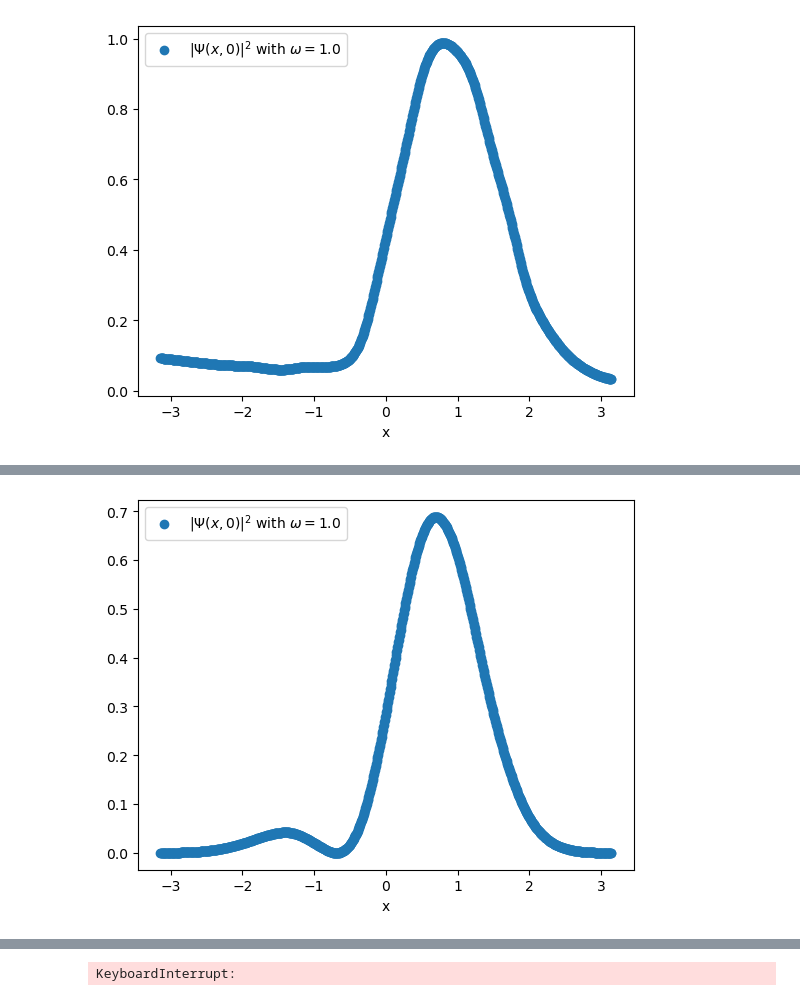
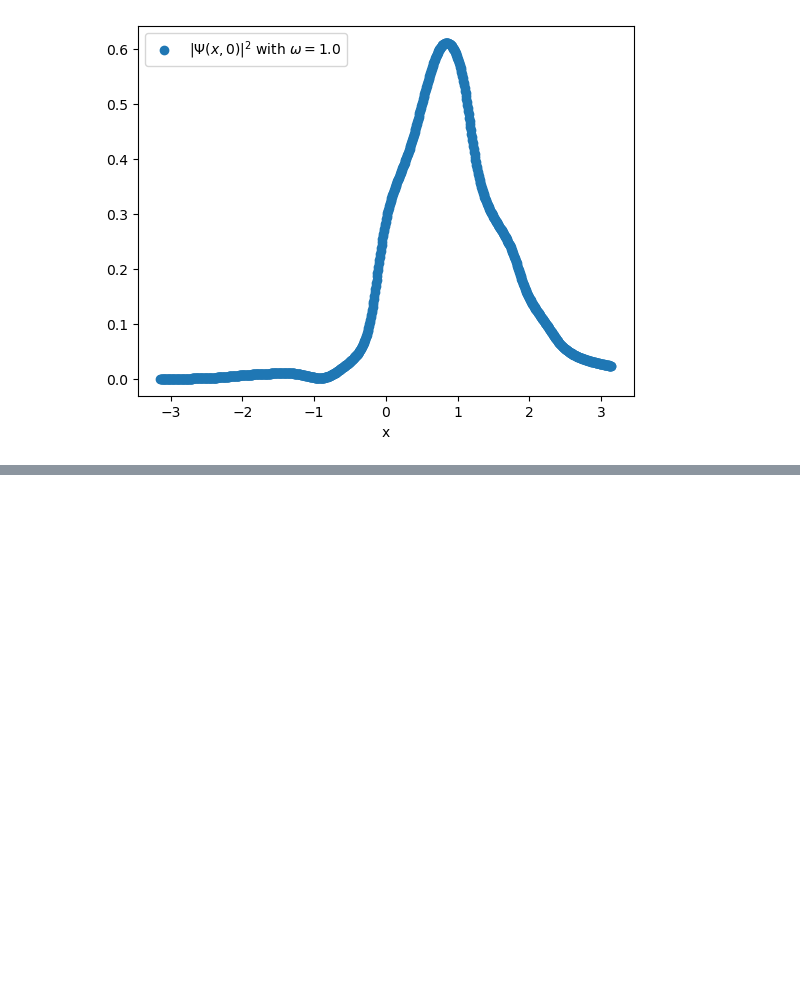
Before and after one commit to mrdchua/PINN-TDSE, a Jupyter notebook: TDSE-PHYS299/pinn-tdse.ipynb, the cells around one changed output, grey strips where cells are left out. Drawn from its saved outputs; the diff is of its cells as text; code cells hidden in the pictures; blank space fills up the shorter version.

```diff
--- a/TDSE-PHYS299/pinn-tdse.ipynb
+++ b/TDSE-PHYS299/pinn-tdse.ipynb
@@ -47,7 +47,7 @@ N_xt, N_b, N_i, N_grid = 100, 900, 1000, 225
 # curriculum training
 # w_int = tf.constant(1.0, dtype=DTYPE)
 w_cmin, w_cmax = tf.constant(0.95, dtype=DTYPE), tf.constant(1.05, dtype=DTYPE)
-t_cmin, t_cmax = tf.constant(0.0, dtype=DTYPE), pi
+t_cmin, t_cmax = tf.constant(0.0, dtype=DTYPE), 1.25*pi
 
 # interior points
 w_choice = tf.constant(1.0, dtype=DTYPE)
@@ -332,12 +332,12 @@ def train_step(model, x_f, t_f, x_b, t_b, x_i, t_i, psi_i, x_n, N_t, w_f, w_b, w
 # # Instantiate the Model
 # pinn = PINN(input_dim=3, mapping_size=512, scale=10.0)
 
-pinn = tf.keras.models.load_model('best_model_v2p3.keras', custom_objects={'PINN': PINN})
+pinn = tf.keras.models.load_model('best_model_v2p4.keras', custom_objects={'PINN': PINN})
 print("Model loaded successfully")
 
-pinn.dense1.trainable = False
-pinn.dense2.trainable = False
+# pinn.dense1.trainable = False
+# pinn.dense2.trainable = False
 
-for layer in pinn.layers:
-    print(f"{layer.name}: trainable = {layer.trainable}")
+# for layer in pinn.layers:
+#     print(f"{layer.name}: trainable = {layer.trainable}")
 # %% [output]
@@ -357,7 +347,7 @@ dense_6: trainable = True
 loss_threshold = 1e-10
 
 # Early stopping
-early_stopping_patience = 500
+early_stopping_patience = 1000
 best_loss = float('inf')
 patience_counter = 0
 
@@ -373,7 +363,7 @@ train_loss_results = {
 # Start the timer
 start_time = time.time()
 
-best_model_path = "best_model_v2p3p1.keras"
+best_model_path = "best_model_v2p4p1.keras"
 
 # Training Loop until loss < loss_threshold
 epoch = 0
@@ -449,7 +439,7 @@ plt.show()
 # print(f"last model saved")
 
 # Save to CSV
-with open("train_loss_results_v2p3p1.csv", "w", newline="") as f:
+with open("train_loss_results_v2p4p1.csv", "w", newline="") as f:
     writer = csv.writer(f)
 
     # Write header
@@ -485 +475 @@ Epoch 0: Loss = 1.43812e-02 (f = 1.384e-02, b = 2.116e-04, i = 1.346e-04, n = 1.
-[figure, old version]
+[figure, new version]
@@ -503 +484,0 @@ Epoch 1000: Loss = 3.00289e-03 (f = 1.986e-03, b = 1.609e-04, i = 2.109e-04, n =
-[figure, removed]
@@ -526,4 +485,3 @@ Best model saved to best_model_v2p3p1.keras at epoch 2699 with loss 0.0002581099
-KeyboardInterrupt:
 # %%
 # Save to CSV
 with open("train_loss_results_v2p3p1.csv", "w", newline="") as f:
```
Also changed, not shown: parts of 2 cells of this notebook.
